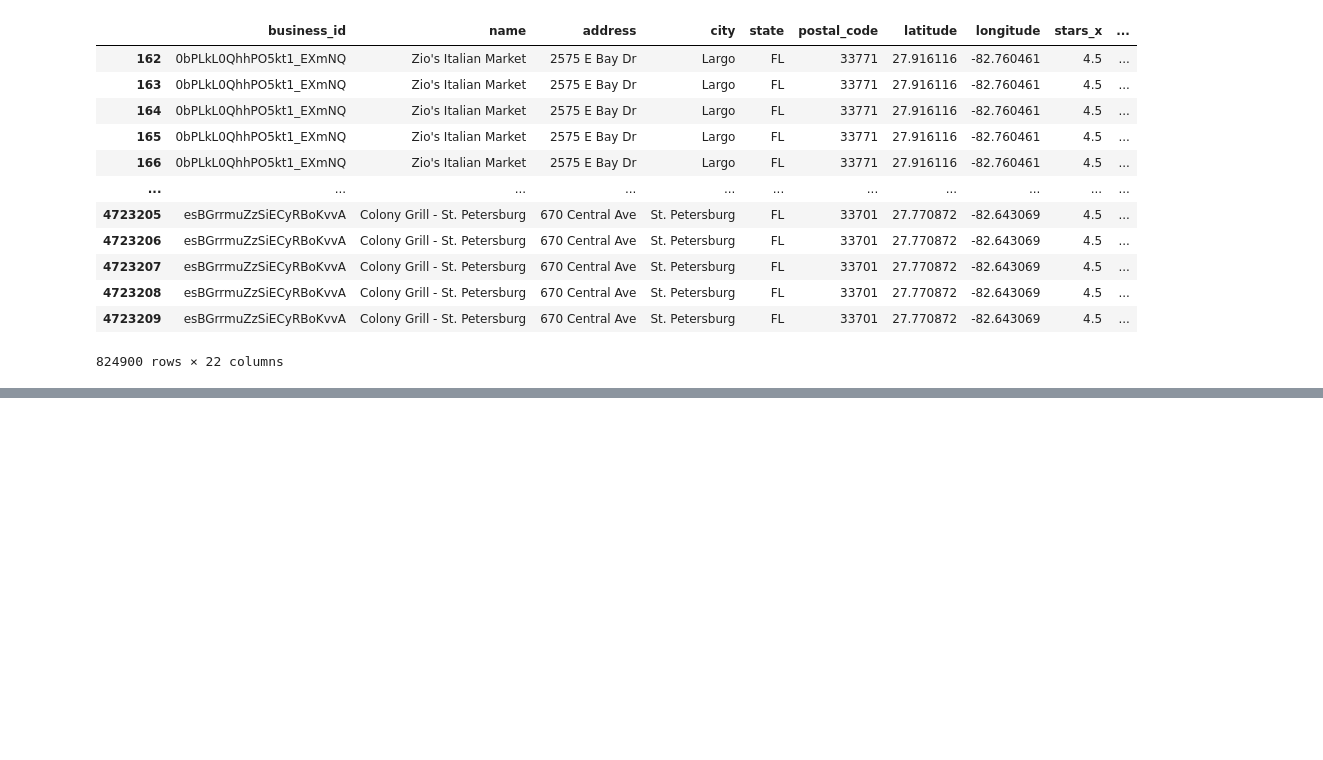
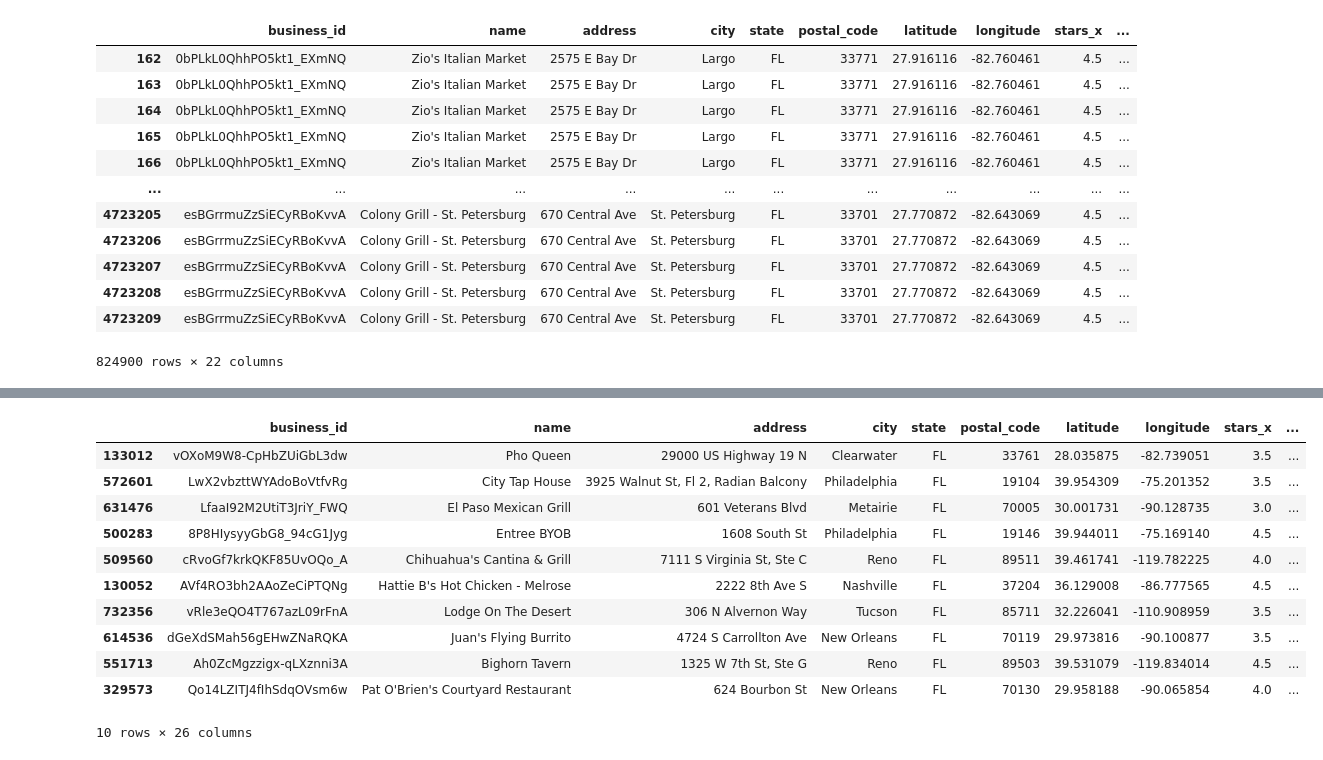
Before and after one commit to camillaneza/PF_Google_Yelp, a Jupyter notebook: ETL_Yelp.ipynb, the cells around one changed output, grey strips where cells are left out. Cells and saved outputs as stored; diff of their text form; code cells hidden in the pictures; blank space fills up the shorter version.

Commit message:
EDA Google y ETL Yelp

```diff
--- a/ETL_Yelp.ipynb
+++ b/ETL_Yelp.ipynb
@@ -457,0 +459,2 @@ restaurante_review.to_csv('data/Yelp/restaurante_review.csv',index = False)
+# %%
+df_restaurante_review = pd.read_csv('data/Yelp/df_restaurante_review')
@@ -458,2 +471,30 @@ restaurante_review.to_csv('data/Yelp/restaurante_review.csv',index = False)
+# %%
+# Convertir la columna 'date' al formato de fecha
+df_restaurante_review['date'] = pd.to_datetime(df_restaurante_review['date'])
+
+# Agregar una nueva columna llamada 'year' que muestra el año de la columna 'date'
+df_restaurante_review['year'] = df_restaurante_review['date'].dt.year
+# Agregar una nueva columna llamada 'month' que muestra el mes de la columna 'date'
+df_restaurante_review['month'] = df_restaurante_review['date'].dt.month
+## Agregar una nueva columna llamada 'day' que muestra el dia de la columna 'date'
+df_restaurante_review['day'] = df_restaurante_review['date'].dt.day
+# %%
+#agregar una nueva columa llamada 'hopur' que muestra la hora de la columna 'date'
+df_restaurante_review['hour'] = df_restaurante_review['date'].dt.hour
+# %%
+df_restaurante_review.sample(10)
+# %% [output]
+|  | business_id | name | address | city | state | postal_code | latitude | longitude | stars_x | ... |
+| 133012 | vOXoM9W8-CpHbZUiGbL3dw | Pho Queen | 29000 US Highway 19 N | Clearwater | FL | 33761 | 28.035875 | -82.739051 | 3.5 | ... |
+| 572601 | LwX2vbzttWYAdoBoVtfvRg | City Tap House | 3925 Walnut St, Fl 2, Radian Balcony | Philadelphia | FL | 19104 | 39.954309 | -75.201352 | 3.5 | ... |
+| 631476 | LfaaI92M2UtiT3JriY_FWQ | El Paso Mexican Grill | 601 Veterans Blvd | Metairie | FL | 70005 | 30.001731 | -90.128735 | 3.0 | ... |
+| 500283 | 8P8HIysyyGbG8_94cG1Jyg | Entree BYOB | 1608 South St | Philadelphia | FL | 19146 | 39.944011 | -75.169140 | 4.5 | ... |
+| 509560 | cRvoGf7krkQKF85UvOQo_A | Chihuahua's Cantina & Grill | 7111 S Virginia St, Ste C | Reno | FL | 89511 | 39.461741 | -119.782225 | 4.0 | ... |
+| 130052 | AVf4RO3bh2AAoZeCiPTQNg | Hattie B's Hot Chicken - Melrose | 2222 8th Ave S | Nashville | FL | 37204 | 36.129008 | -86.777565 | 4.5 | ... |
+| 732356 | vRle3eQO4T767azL09rFnA | Lodge On The Desert | 306 N Alvernon Way | Tucson | FL | 85711 | 32.226041 | -110.908959 | 3.5 | ... |
+| 614536 | dGeXdSMah56gEHwZNaRQKA | Juan's Flying Burrito | 4724 S Carrollton Ave | New Orleans | FL | 70119 | 29.973816 | -90.100877 | 3.5 | ... |
+| 551713 | Ah0ZcMgzzigx-qLXznni3A | Bighorn Tavern | 1325 W 7th St, Ste G | Reno | FL | 89503 | 39.531079 | -119.834014 | 4.5 | ... |
+| 329573 | Qo14LZITJ4fIhSdqOVsm6w | Pat O'Brien's Courtyard Restaurant | 624 Bourbon St | New Orleans | FL | 70130 | 29.958188 | -90.065854 | 4.0 | ... |
+10 rows × 26 columns
 # %%
 df_restaurante_review.to_csv('data/Yelp/df_restaurante_review',index = False)
```
Also changed, not shown: parts of 3 cells of this notebook, 1 other file.
